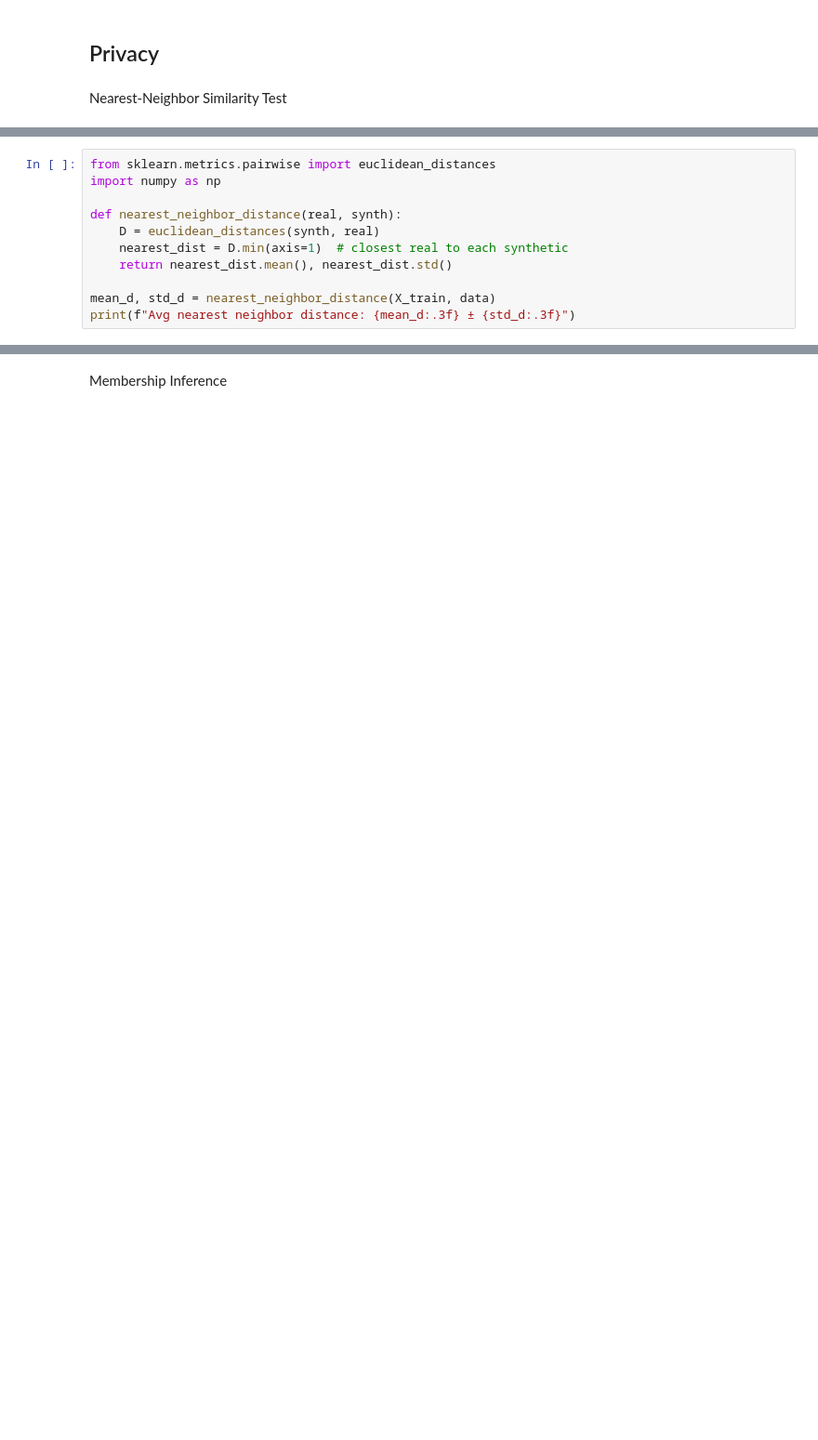
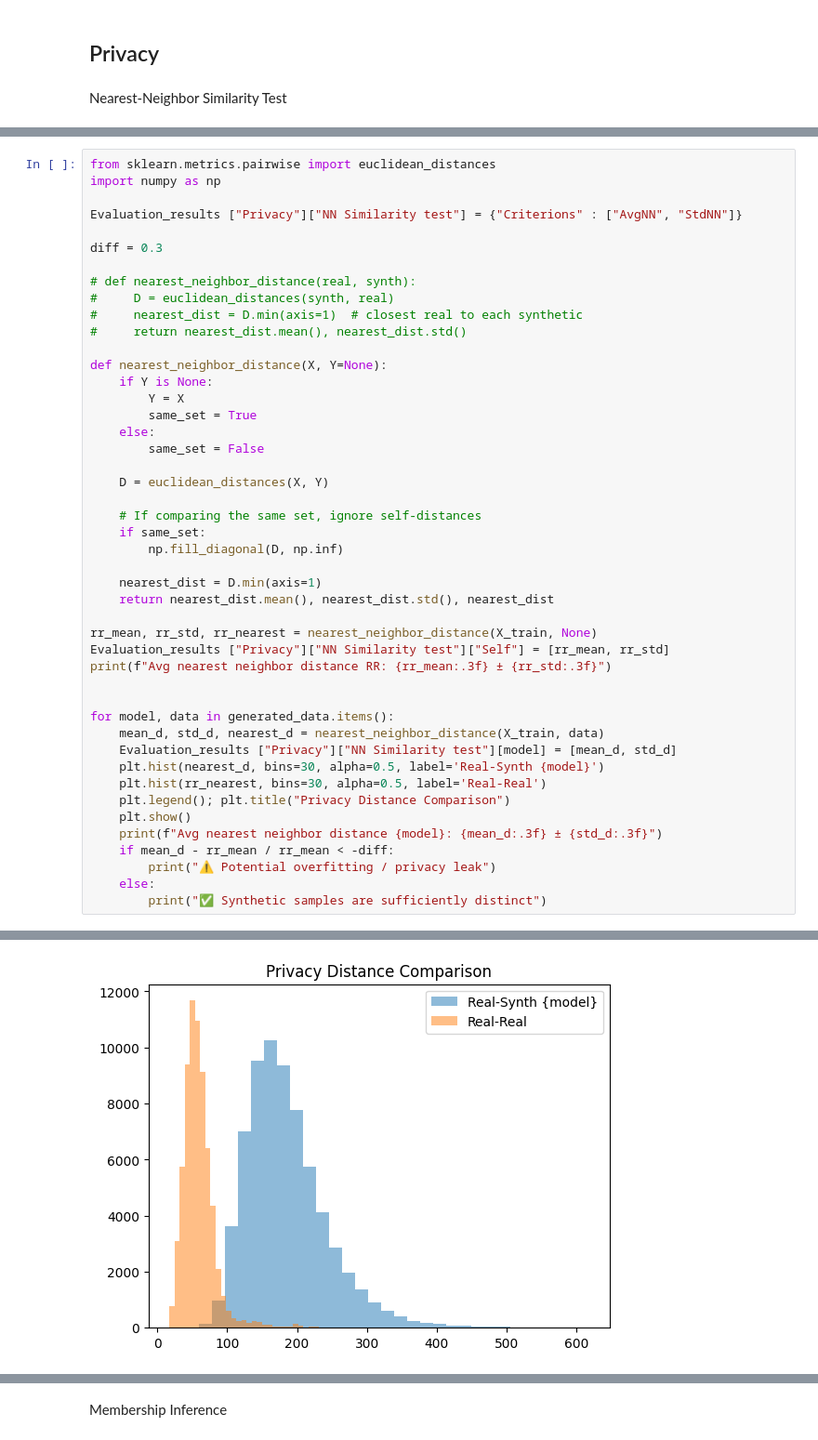
Before and after one commit to miro-4231/Synth_CGM, a Jupyter notebook: notebooks/data_analysis.ipynb, the cells around one changed output, grey strips where cells are left out. Shown: that part at 93% size. Saved outputs shown, nothing was run; the diff lists cells and outputs as text; blank space fills up the shorter version.

```diff
--- a/notebooks/data_analysis.ipynb
+++ b/notebooks/data_analysis.ipynb
@@ -306,11 +439,46 @@ Nearest-Neighbor Similarity Test
 from sklearn.metrics.pairwise import euclidean_distances
 import numpy as np
 
-def nearest_neighbor_distance(real, synth):
-    D = euclidean_distances(synth, real)
-    nearest_dist = D.min(axis=1)  # closest real to each synthetic
-    return nearest_dist.mean(), nearest_dist.std()
+Evaluation_results ["Privacy"]["NN Similarity test"] = {"Criterions" : ["AvgNN", "StdNN"]}
 
-mean_d, std_d = nearest_neighbor_distance(X_train, data)
-print(f"Avg nearest neighbor distance: {mean_d:.3f} ± {std_d:.3f}")
+diff = 0.3
+
+# def nearest_neighbor_distance(real, synth):
+#     D = euclidean_distances(synth, real)
+#     nearest_dist = D.min(axis=1)  # closest real to each synthetic
+#     return nearest_dist.mean(), nearest_dist.std()
+
+def nearest_neighbor_distance(X, Y=None):
+    if Y is None:
+        Y = X
+        same_set = True
+    else:
+        same_set = False
+
+    D = euclidean_distances(X, Y)
+
+    # If comparing the same set, ignore self-distances
+    if same_set:
+        np.fill_diagonal(D, np.inf)
+
+    nearest_dist = D.min(axis=1)
+    return nearest_dist.mean(), nearest_dist.std(), nearest_dist
+
+rr_mean, rr_std, rr_nearest = nearest_neighbor_distance(X_train, None)
+Evaluation_results ["Privacy"]["NN Similarity test"]["Self"] = [rr_mean, rr_std]
+print(f"Avg nearest neighbor distance RR: {rr_mean:.3f} ± {rr_std:.3f}")
+
+
+for model, data in generated_data.items():
+    mean_d, std_d, nearest_d = nearest_neighbor_distance(X_train, data)
+    Evaluation_results ["Privacy"]["NN Similarity test"][model] = [mean_d, std_d]
+    plt.hist(nearest_d, bins=30, alpha=0.5, label='Real-Synth {model}')
+    plt.hist(rr_nearest, bins=30, alpha=0.5, label='Real-Real')
+    plt.legend(); plt.title("Privacy Distance Comparison")
+    plt.show()
+    print(f"Avg nearest neighbor distance {model}: {mean_d:.3f} ± {std_d:.3f}")
+    if mean_d - rr_mean / rr_mean < -diff:
+        print("⚠️ Potential overfitting / privacy leak")
+    else:
+        print("✅ Synthetic samples are sufficiently distinct")
 # %% [output]
@@ -317,0 +486 @@ Avg nearest neighbor distance: 122.344 ± 16.442
+[figure, added]
```
Also changed, not shown: parts of 27 cells of this notebook, 1 other file.
